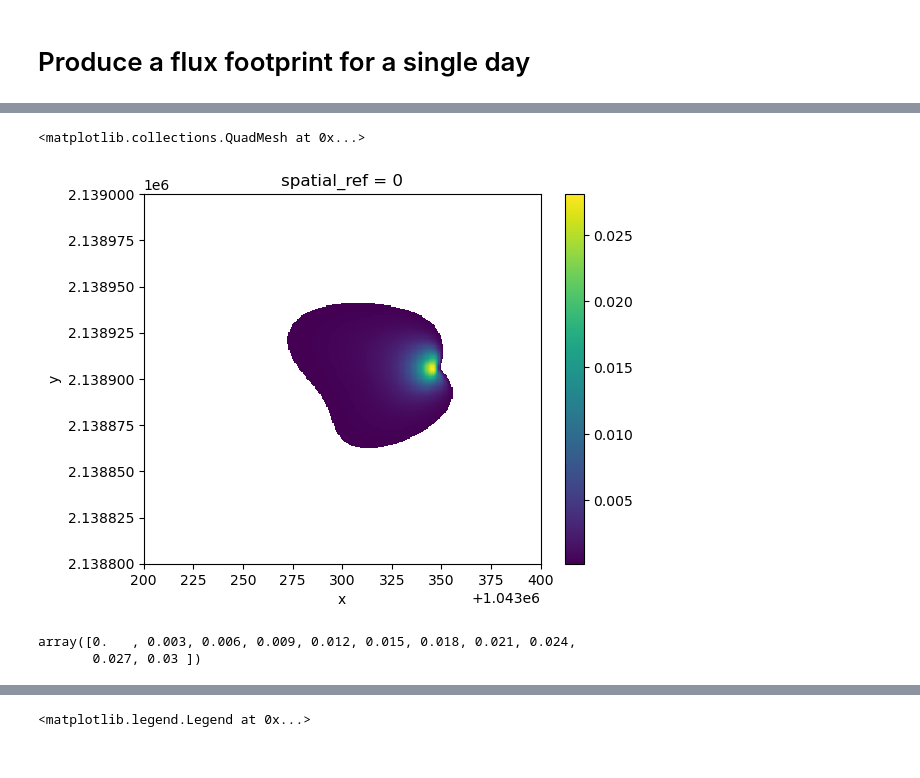
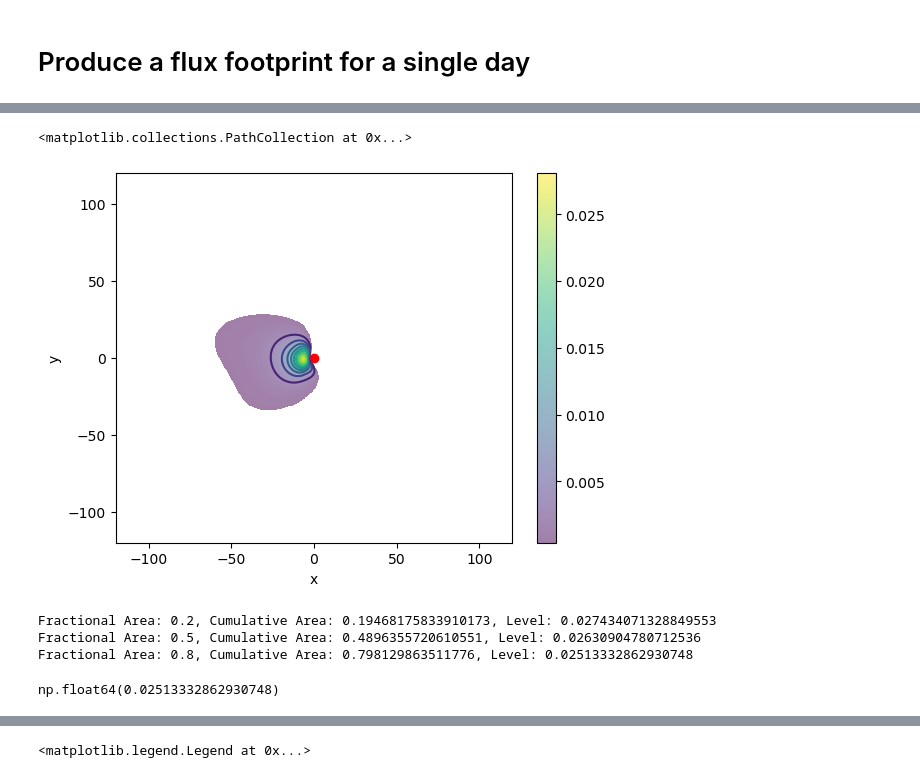
Before and after one commit to utah-geological-survey/MicroMet, a Jupyter notebook: Notebooks/example with flux-data-qaqc-test-new-code.ipynb, the cells around one changed output, grey strips where cells are left out. Cells and saved outputs as stored; diff of their text form; code cells hidden in the pictures.

```diff
--- a/Notebooks/example with flux-data-qaqc-test-new-code.ipynb
+++ b/Notebooks/example with flux-data-qaqc-test-new-code.ipynb
@@ -314,11 +504,38 @@ Adjusting coordinates to match data dimensions.
-# %%
-ds_albers_day_filt = xr.where(ds_albers_day>0.0002,ds_albers_day,np.nan)
-ds_albers_day_filt.plot(x="x",y="y",xlim=[1043200,1043400],ylim=[2138800,2139000])
-# %% [output]
-<matplotlib.collections.QuadMesh at 0x...>
-[figure, removed]
-# %%
-contour_levels
-# %% [output]
-array([0.   , 0.003, 0.006, 0.009, 0.012, 0.015, 0.018, 0.021, 0.024,
-       0.027, 0.03 ])
+# %%
+#ds_albers_filt = ds_albers.sel(time=pd.to_datetime("2011-01-01 20:00"),method="nearest")#xr.where(ds_albers_day>0.0002,ds_albers_day,np.nan)
+ds_albers_filt = temp_ffp.fclim_2d
+ds_albers_filt = xr.where(ds_albers_filt>0.0004,ds_albers_filt,np.nan)
+utils = ContourUtils()
+contour_levels = utils.get_contour_levels(ds_albers_filt, num_levels=10)
+ds_albers_filt.plot(x="x",y="y",xlim=[-120,120],ylim=[-120,120],alpha=0.5)
+cntr = ds_albers_filt.plot.contour(x="x",y="y",#xlim=[1043200,1043375],ylim=[2138800,2139000],
+                                       levels=contour_levels)
+plt.scatter(0,0, color="red")
+# %% [output]
+<matplotlib.collections.PathCollection at 0x...>
+[figure, added]
+# %%
+import numpy as np
+import xarray as xr
+
+# Example 2D array
+data = np.random.rand(10, 10)
+f = xr.DataArray(data, dims=["y", "x"], coords={"y": np.arange(10), "x": np.arange(10)})
+
+# Define grid resolution
+dx, dy = 1.0, 1.0
+
+# Compute contour levels
+contour_levels = get_contour_levels(ds_albers_day, dx, dy, rs=[0.2, 0.5, 0.8])
+
+# Print results
+for fractional_area, cumulative_area, level in contour_levels:
+    print(f"Fractional Area: {fractional_area}, Cumulative Area: {cumulative_area}, Level: {level}")
+# %% [output]
+Fractional Area: 0.2, Cumulative Area: 0.19468175833910173, Level: 0.027434071328849553
+Fractional Area: 0.5, Cumulative Area: 0.4896355720610551, Level: 0.02630904780712536
+Fractional Area: 0.8, Cumulative Area: 0.798129863511776, Level: 0.02513332862930748
+# %%
+level
+# %% [output]
+np.float64(0.02513332862930748)
```
Also changed, not shown: parts of 24 cells of this notebook, 3 other files.
